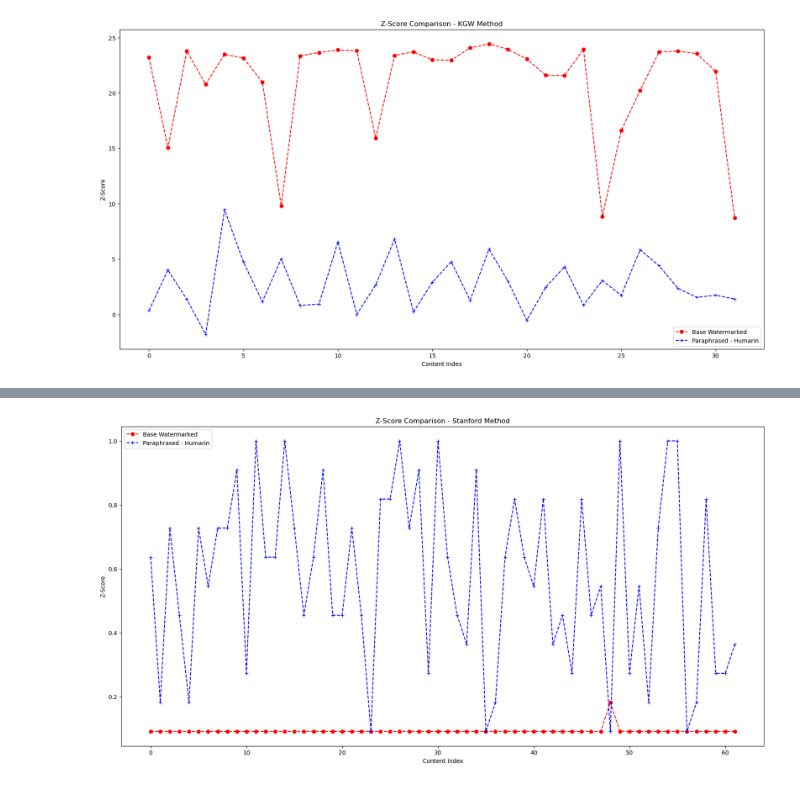
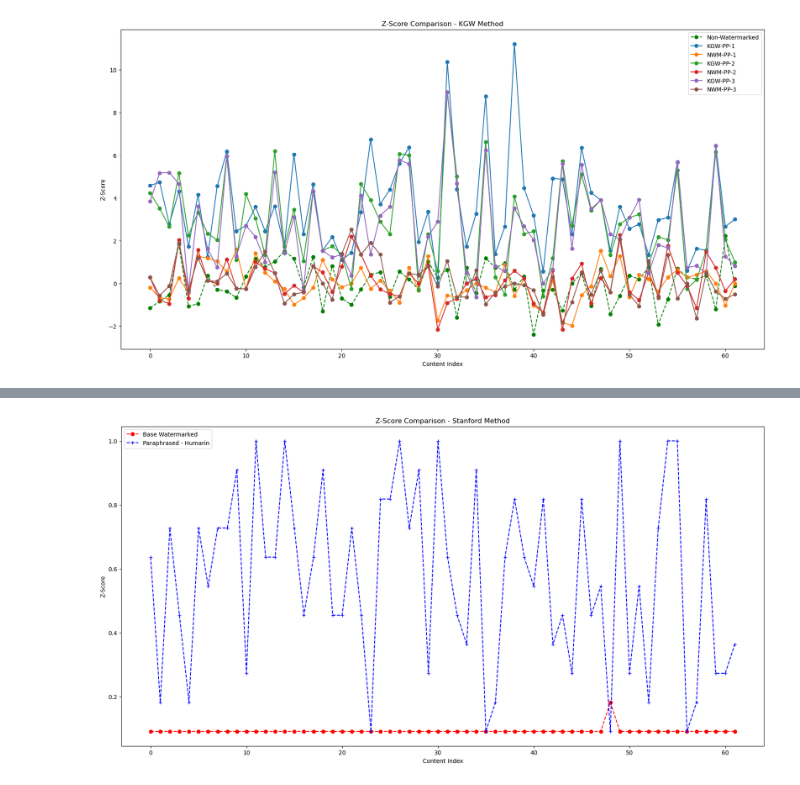
Before and after one commit to SamSJackson/Level4-Proj, a Jupyter notebook: data/notebooks/inspect_example_results.ipynb, the cells around one changed output, grey strips where cells are left out. Saved outputs shown, nothing was run; the diff lists cells and outputs as text; code cells hidden in the pictures.

```diff
--- a/data/notebooks/inspect_example_results.ipynb
+++ b/data/notebooks/inspect_example_results.ipynb
@@ -3,9 +3,9 @@ import pandas as pd
 import matplotlib.pyplot as plt
 import numpy as np
 # %%
-path = "../processed/train/paraphrase_humarin_samples_32_EVALUATED_19_11_23.csv"
+path = "../processed/train/evaluated/paraphrase_humarin_samples_62_EVALUATED_27_11_23.csv"
 # %%
 df = pd.read_csv(path)
 # %%
-kgw_wm_zscore = df["kgw-wm-zscore"]
-kgw_wm_pp_zscore = df["kgw-wm-pp-zscore"]
+kgw_wm_zscore = np.array(df["kgw-wm-zscore"])
+non_wm_zscore = np.array(df["non-wm-zscore"])
@@ -20,3 +12,11 @@ np_kgw_pp = np.array(kgw_wm_pp_zscore)
+# %%
+no_of_paraphrases = 3
+wmarked_paraphrased_scores = np.zeros(shape=(no_of_paraphrases, len(kgw_wm_zscore)))
+nmarked_paraphrased_scores = np.zeros(shape=(no_of_paraphrases, len(kgw_wm_zscore)))
+# %%
+for i in range(1, no_of_paraphrases+1):
+    wmarked_paraphrased_scores[i-1] = df[f"kgw-wm-pp-zscore-{i}"]
+    nmarked_paraphrased_scores[i-1] = df[f"non-wm-pp-zscore-{i}"]
 # %%
 def comparison(arr_1, arr_2):
     arr_1_mean = arr_1.mean()
@@ -41,14 +37,18 @@ image_path = "../results/images/z_score_comparisons_october/"
 # %%
 fig, axs = plt.subplots(1,1, figsize=(20,10))
 
-axs.plot(list(range(len(kgw_wm_zscore))), kgw_wm_zscore, label="Base Watermarked", color='red', marker='o', linestyle="dashed")
-axs.plot(list(range(len(kgw_wm_pp_zscore))), kgw_wm_pp_zscore, label="Paraphrased - Humarin", color='blue', marker='+', linestyle="dashed")
+# axs.plot(list(range(len(kgw_wm_zscore))), kgw_wm_zscore, label="Base Watermarked", color='red', marker='o', linestyle="dashed")
+axs.plot(list(range(len(non_wm_zscore))), non_wm_zscore, label="Non-Watermarked", color='green', marker='o', linestyle="dashed")
+
+for i in range(no_of_paraphrases):
+    axs.plot(list(range(len(non_wm_zscore))), wmarked_paraphrased_scores[i], label=f"KGW-PP-{i+1}", marker='o')
+    axs.plot(list(range(len(non_wm_zscore))), nmarked_paraphrased_scores[i], label=f"NWM-PP-{i+1}", marker='o')
 
 axs.set_ylabel("Z-Score")
 axs.set_xlabel("Content Index")
 axs.set_title("Z-Score Comparison - KGW Method")
 axs.legend()
 # plt.savefig(image_path+"kgw_zscore.png")
 plt.show()
 # %% [output]
-[figure, old version]
+[figure, new version]
```
Also changed, not shown: parts of 5 cells of this notebook, 11 other files.
